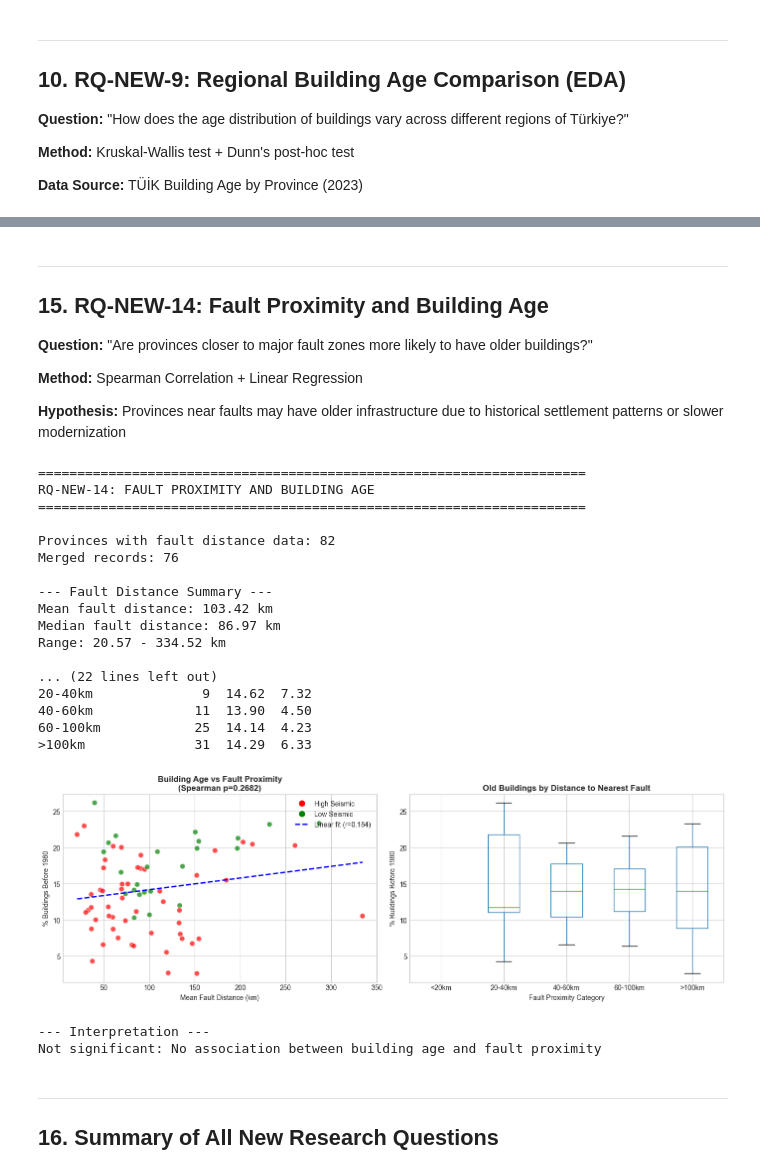
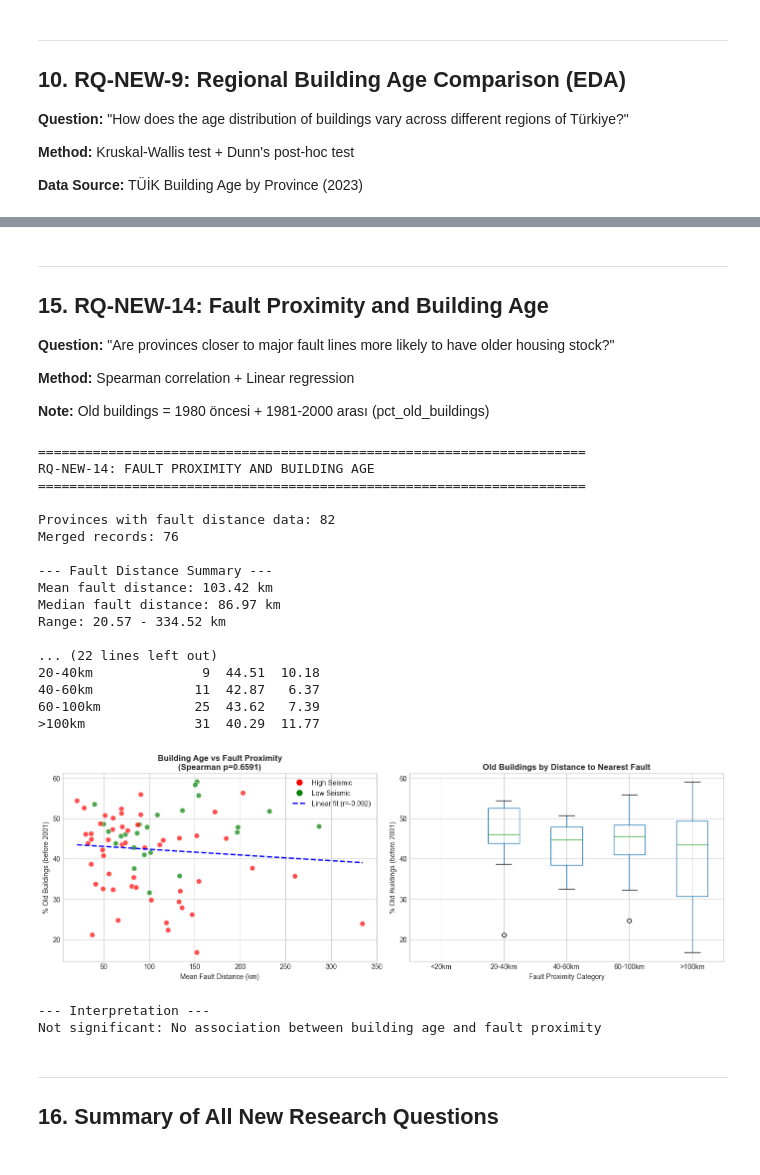
Before and after one commit to esenbora/stat495project, a Jupyter notebook: notebooks/17_new_research_questions.ipynb, the cells around one changed output, grey strips where cells are left out. Drawn from its saved outputs; the diff is of its cells as text; code cells hidden in the pictures.

```diff
--- a/notebooks/17_new_research_questions.ipynb
+++ b/notebooks/17_new_research_questions.ipynb
@@ -1030,11 +1249,11 @@ print('='*70)
 print('RQ-NEW-11: SAFETY RISK ANALYSIS')
 print('='*70)
 
-# Create old building category (above/below median)
-median_old = building_df['pct_before_1980'].median()
-building_df['old_building_cat'] = np.where(building_df['pct_before_1980'] >= median_old, 'High (>=median)', 'Low (<median)')
+# Create old building category (above/below median) using pct_old_buildings
+median_old = building_df['pct_old_buildings'].median()
+building_df['old_building_cat'] = np.where(building_df['pct_old_buildings'] >= median_old, 'High (>=median)', 'Low (<median)')
 
-print(f"\nMedian % old buildings: {median_old:.2f}%")
+print(f"\nMedian % old buildings (before 2001): {median_old:.2f}%")
 
 # Contingency table
 contingency = pd.crosstab(building_df['old_building_cat'], building_df['high_seismic'])
@@ -1051,8 +1270,8 @@ print(f"P-value: {p_chi:.4f}")
 print(f"Conclusion: {'Significant association' if p_chi < 0.05 else 'No significant association'} (α=0.05)")
 
 # Mann-Whitney U test
-high_seismic_old = building_df[building_df['high_seismic'] == 1]['pct_before_1980']
-low_seismic_old = building_df[building_df['high_seismic'] == 0]['pct_before_1980']
+high_seismic_old = building_df[building_df['high_seismic'] == 1]['pct_old_buildings']
+low_seismic_old = building_df[building_df['high_seismic'] == 0]['pct_old_buildings']
 
 u_stat, p_mw = stats.mannwhitneyu(high_seismic_old, low_seismic_old, alternative='two-sided')
 print(f"\n--- Mann-Whitney U Test ---")
@@ -1062,7 +1281,7 @@ print(f"U-statistic: {u_stat:.0f}")
 print(f"P-value: {p_mw:.4f}")
 
 # Point-biserial correlation
-r_pb, p_pb = stats.pointbiserialr(building_df['high_seismic'], building_df['pct_before_1980'])
+r_pb, p_pb = stats.pointbiserialr(building_df['high_seismic'], building_df['pct_old_buildings'])
 print(f"\n--- Point-Biserial Correlation ---")
 print(f"r = {r_pb:.4f}")
 print(f"P-value: {p_pb:.4f}")
@@ -1086,7 +1305,7 @@ bp = ax2.boxplot([low_seismic_old, high_seismic_old], labels=['Low/Medium Seismi
                   patch_artist=True)
 bp['boxes'][0].set_facecolor('lightgreen')
 bp['boxes'][1].set_facecolor('lightcoral')
-ax2.set_ylabel('% Buildings Before 1980')
+ax2.set_ylabel('% Old Buildings (before 2001)')
 ax2.set_title(f'Old Buildings: Low vs High Seismic Zones\n(Mann-Whitney p={p_mw:.4f})', fontweight='bold')
 
 plt.tight_layout()
@@ -1372,11 +1593,11 @@ NB P-value: 0.0002
 ---
 ## 15. RQ-NEW-14: Fault Proximity and Building Age
 
-**Question:** "Are provinces closer to major fault zones more likely to have older buildings?"
+**Question:** "Are provinces closer to major fault lines more likely to have older housing stock?"
 
-**Method:** Spearman Correlation + Linear Regression
+**Method:** Spearman correlation + Linear regression
 
-**Hypothesis:** Provinces near faults may have older infrastructure due to historical settlement patterns or slower modernization
+**Note:** Old buildings = 1980 öncesi + 1981-2000 arası (pct_old_buildings)
 # %%
 print('='*70)
 print('RQ-NEW-14: FAULT PROXIMITY AND BUILDING AGE')
@@ -1398,14 +1619,14 @@ print(f"Mean fault distance: {building_fault['mean_fault_distance'].mean():.2f}
 print(f"Median fault distance: {building_fault['mean_fault_distance'].median():.2f} km")
 print(f"Range: {building_fault['mean_fault_distance'].min():.2f} - {building_fault['mean_fault_distance'].max():.2f} km")
 
-# Spearman correlation
-rho_fault, p_fault = stats.spearmanr(building_fault['mean_fault_distance'], building_fault['pct_before_1980'])
+# Spearman correlation (using pct_old_buildings)
+rho_fault, p_fault = stats.spearmanr(building_fault['mean_fault_distance'], building_fault['pct_old_buildings'])
 print(f"\n--- Spearman Correlation ---")
 print(f"Spearman rho: {rho_fault:.4f}")
 print(f"P-value: {p_fault:.4f}")
 
 # Pearson correlation
-r_pearson, p_pearson = stats.pearsonr(building_fault['mean_fault_distance'], building_fault['pct_before_1980'])
+r_pearson, p_pearson = stats.pearsonr(building_fault['mean_fault_distance'], building_fault['pct_old_buildings'])
 print(f"\n--- Pearson Correlation ---")
 print(f"Pearson r: {r_pearson:.4f}")
 print(f"P-value: {p_pearson:.4f}")
@@ -1413,7 +1634,7 @@ print(f"P-value: {p_pearson:.4f}")
 # Linear Regression
 print("\n--- Linear Regression: % Old Buildings ~ Fault Distance ---")
 X = sm.add_constant(building_fault[['mean_fault_distance']])
-y = building_fault['pct_before_1980']
+y = building_fault['pct_old_buildings']
 
 ols_model = sm.OLS(y, X).fit()
 print(ols_model.summary().tables[1])
@@ -1425,7 +1646,7 @@ building_fault['fault_proximity'] = pd.cut(building_fault['mean_fault_distance']
                                            labels=['<20km', '20-40km', '40-60km', '60-100km', '>100km'])
 
 print("\n--- % Old Buildings by Fault Proximity ---")
-prox_stats = building_fault.groupby('fault_proximity')['pct_before_1980'].agg(['count', 'mean', 'std'])
+prox_stats = building_fault.groupby('fault_proximity')['pct_old_buildings'].agg(['count', 'mean', 'std'])
 print(prox_stats.round(2))
 
 # Visualization
@@ -1434,19 +1655,18 @@ fig, axes = plt.subplots(1, 2, figsize=(14, 5))
 # Scatter with regression line
 ax1 = axes[0]
 colors = building_fault['high_seismic'].map({0: 'green', 1: 'red'})
-ax1.scatter(building_fault['mean_fault_distance'], building_fault['pct_before_1980'],
+ax1.scatter(building_fault['mean_fault_distance'], building_fault['pct_old_buildings'],
             c=colors, alpha=0.7, s=60, edgecolors='white')
 
 # Add regression line
-z = np.polyfit(building_fault['mean_fault_distance'], building_fault['pct_before_1980'], 1)
+z = np.polyfit(building_fault['mean_fault_distance'], building_fault['pct_old_buildings'], 1)
 p = np.poly1d(z)
 x_line = np.linspace(building_fault['mean_fault_distance'].min(), building_fault['mean_fault_distance'].max(), 100)
 ax1.plot(x_line, p(x_line), 'b--', linewidth=2, label=f'Linear fit (r={r_pearson:.3f})')
 
 ax1.set_xlabel('Mean Fault Distance (km)')
-ax1.set_ylabel('% Buildings Before 1980')
+ax1.set_ylabel('% Old Buildings (before 2001)')
 ax1.set_title(f'Building Age vs Fault Proximity\n(Spearman p={p_fault:.4f})', fontweight='bold')
-ax1.legend()
 
 # Add legend for colors
 from matplotlib.lines import Line2D
@@ -1456,42 +1676,42 @@ ax1.legend(handles=legend_elements + [ax1.get_lines()[0]], loc='upper right')
 
 # Box plot by proximity category
 ax2 = axes[1]
-building_fault.boxplot(column='pct_before_1980', by='fault_proximity', ax=ax2)
+building_fault.boxplot(column='pct_old_buildings', by='fault_proximity', ax=ax2)
 ax2.set_xlabel('Fault Proximity Category')
-ax2.set_ylabel('% Buildings Before 1980')
+ax2.set_ylabel('% Old Buildings (before 2001)')
 ax2.set_title('Old Buildings by Distance to Nearest Fault', fontweight='bold')
 plt.suptitle('')
 
 plt.tight_layout()
 plt.savefig(os.path.join(OUTPUT_DIR, 'rq14_fault_proximity_building_age.png'), dpi=300, bbox_inches='tight')
 plt.show()
 
 # Print interpretation
 print("\n--- Interpretation ---")
 if p_fault < 0.05:
     direction = "closer to" if rho_fault < 0 else "farther from"
     print(f"SIGNIFICANT: Provinces with older buildings tend to be {direction} major fault zones")
 else:
     print("Not significant: No association between building age and fault proximity")
 # %% [output]
 ======================================================================
 RQ-NEW-14: FAULT PROXIMITY AND BUILDING AGE
 ======================================================================
 
 Provinces with fault distance data: 82
 Merged records: 76
 
 --- Fault Distance Summary ---
 Mean fault distance: 103.42 km
 Median fault distance: 86.97 km
 Range: 20.57 - 334.52 km
 
 ... (22 lines left out)
-20-40km              9  14.62  7.32
-40-60km             11  13.90  4.50
-60-100km            25  14.14  4.23
->100km              31  14.29  6.33
+20-40km              9  44.51  10.18
+40-60km             11  42.87   6.37
+60-100km            25  43.62   7.39
+>100km              31  40.29  11.77
-[figure, old version]
+[figure, new version]
 --- Interpretation ---
 Not significant: No association between building age and fault proximity
 # %% [markdown]
```
Also changed, not shown: parts of 17 cells of this notebook, 19 other files.
